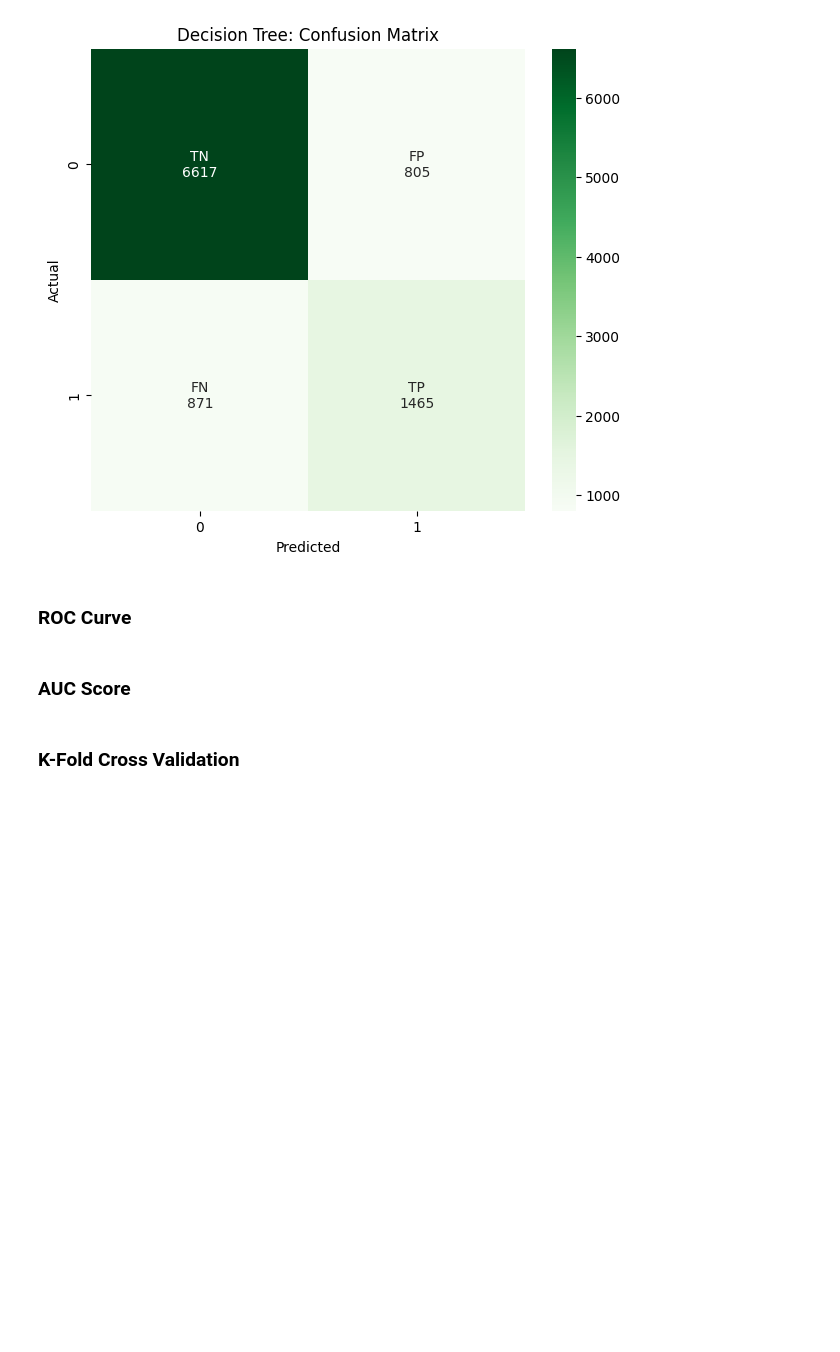
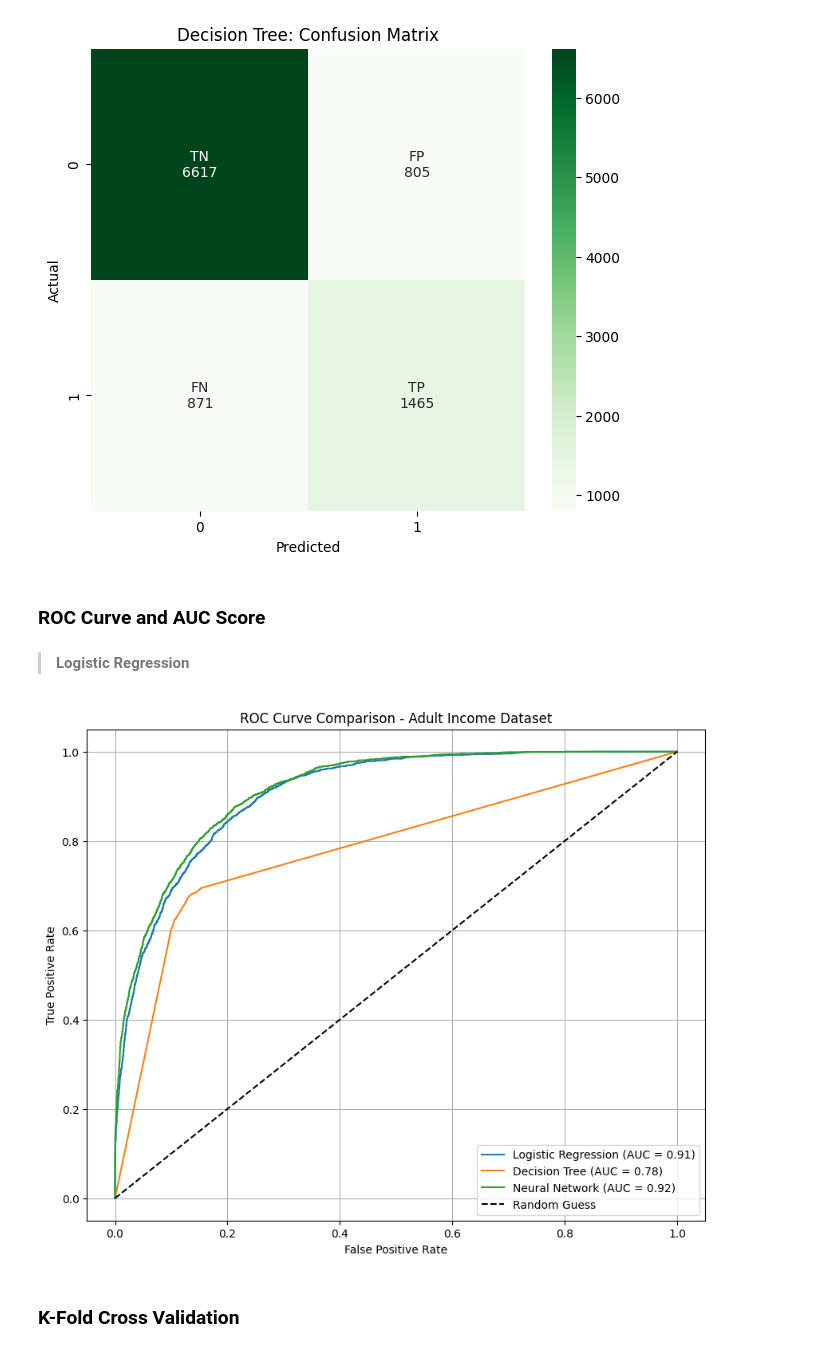
Before and after one commit to najahsadmim/adult-income-prediction, a Jupyter notebook: CSE422_GRP04_PROJECT.ipynb, the cells around one changed output. Drawn from its saved outputs; the diff is of its cells as text; code cells hidden in the pictures; blank space fills up the shorter version.

```diff
--- a/CSE422_GRP04_PROJECT.ipynb
+++ b/CSE422_GRP04_PROJECT.ipynb
@@ -677,4 +792,4 @@ plt.show()
 # %% [output]
 [figure]
 # %% [markdown]
-### **ROC Curve**
+### **ROC Curve and AUC Score**
@@ -683,2 +795,0 @@ plt.show()
-# %% [markdown]
-### **AUC Score**
@@ -687,3 +796,50 @@ plt.show()
+# %% [markdown]
+> **Logistic Regression**
+# %%
+# LOGISTIC REGRESSION
+
+plt.figure(figsize=(10, 8))
+
+lr_probs = logistic_model.predict_proba(X_test_processed)[:, 1]
+
+# ROC and AUC
+fpr_lr, tpr_lr, _ = roc_curve(y_test, lr_probs)
+roc_auc_lr = auc(fpr_lr, tpr_lr)
+
+# Plot
+plt.plot(fpr_lr, tpr_lr, label=f"Logistic Regression (AUC = {roc_auc_lr:.2f})")
+
+#DECISION TREE
+
+dt_probs = dec_tree.predict_proba(X_test_processed)[:, 1]
+
+fpr_dt, tpr_dt, _ = roc_curve(y_test, dt_probs)
+roc_auc_dt = auc(fpr_dt, tpr_dt)
+
+plt.plot(fpr_dt, tpr_dt, label=f"Decision Tree (AUC = {roc_auc_dt:.2f})")
+
+#NEURAL NETWORK
+
+nn_probs = neural_network.predict(X_test_processed, verbose=0).ravel()
+
+fpr_nn, tpr_nn, _ = roc_curve(y_test, nn_probs)
+roc_auc_nn = auc(fpr_nn, tpr_nn)
+
+plt.plot(fpr_nn, tpr_nn, label=f"Neural Network (AUC = {roc_auc_nn:.2f})")
+
+
+# Plot random line
+plt.plot([0, 1], [0, 1], 'k--', label='Random Guess')
+
+# Final plot setup
+plt.xlabel("False Positive Rate")
+plt.ylabel("True Positive Rate")
+plt.title("ROC Curve Comparison - Adult Income Dataset")
+plt.legend(loc="lower right")
+plt.grid()
+plt.show()
+# %% [output]
+[figure, added]
 # %% [markdown]
 ### **K-Fold Cross Validation**
 # %%
```
Also changed, not shown: parts of 16 cells of this notebook.
